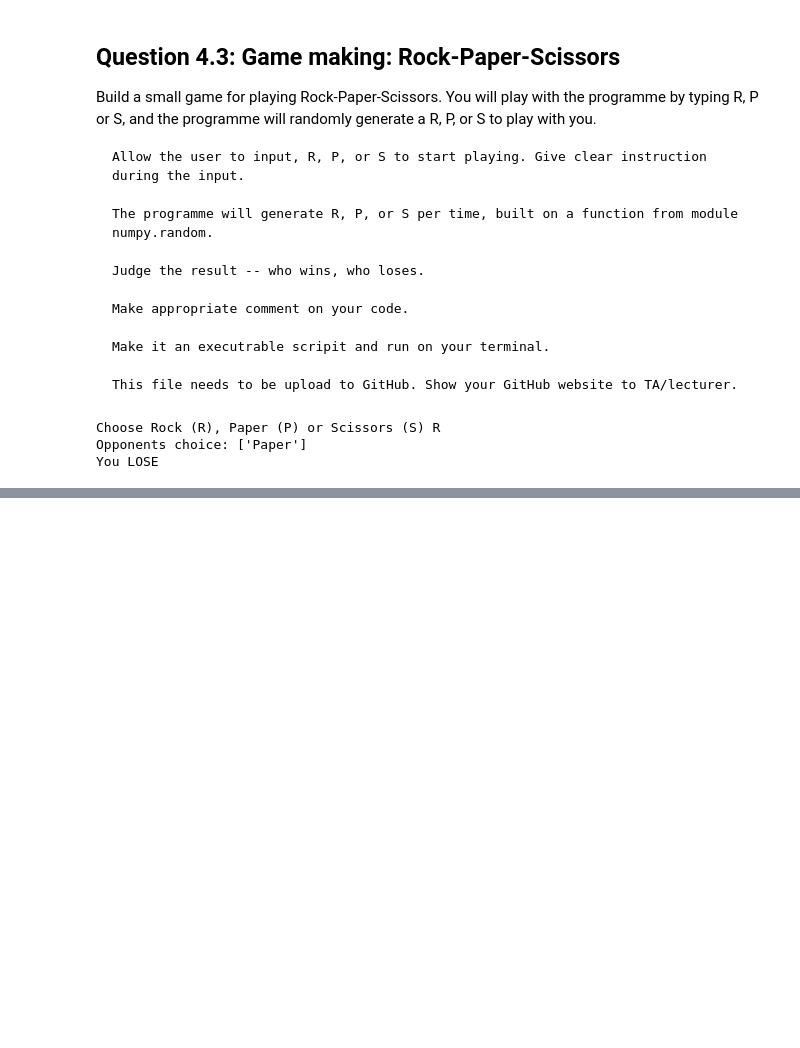
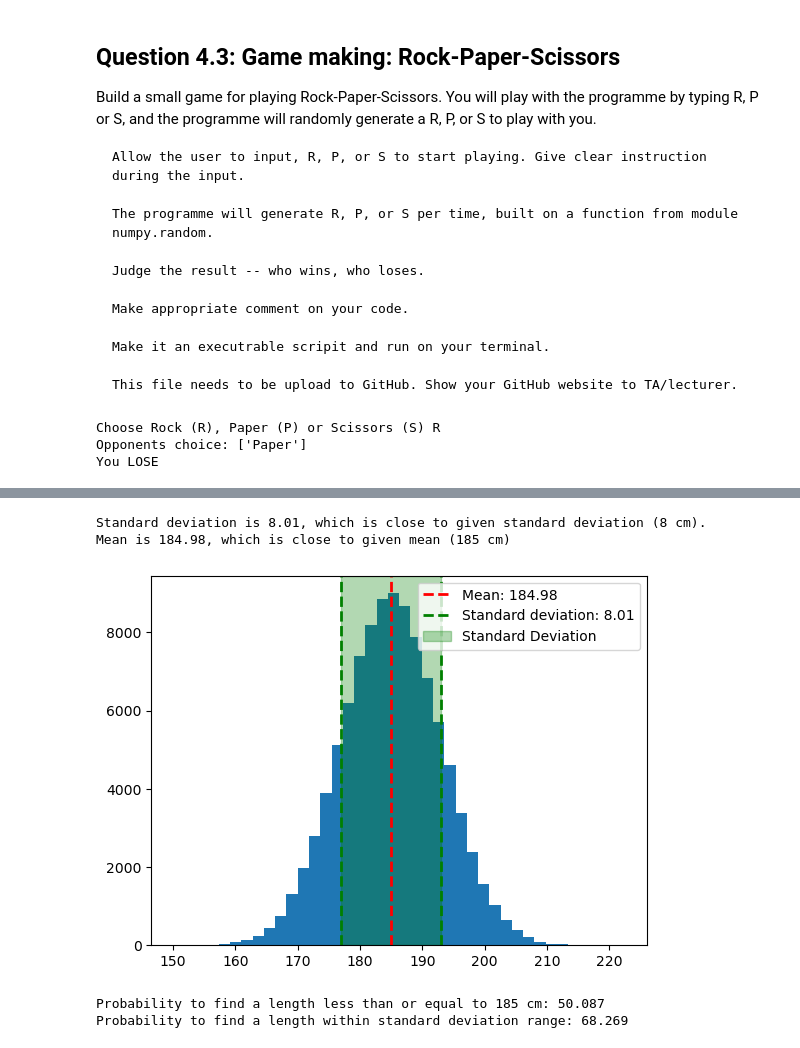
Before and after one commit to skokkola/PROGNUM-repo, a Jupyter notebook: Task4/SessionQuiz4.ipynb, the cells around one changed output, grey strips where cells are left out. Cells and saved outputs as stored; diff of their text form; code cells hidden in the pictures; blank space fills up the shorter version.

```diff
--- a/Task4/SessionQuiz4.ipynb
+++ b/Task4/SessionQuiz4.ipynb
@@ -120,0 +134,40 @@ You LOSE
+# %%
+import numpy as np
+from matplotlib import pyplot as plt
+import math
+from scipy.stats import norm
+
+lengths = np.random.normal(185, 8, 100000)
+
+plt.hist(lengths, bins=40)
+
+std = np.std(lengths)
+mean = np.mean(lengths)
+
+print(f"Standard deviation is {std:.2f}, which is close to given standard deviation (8 cm). \nMean is {mean:.2f}, which is close to given mean (185 cm)")
+
+plt.axvline(mean, color='red', linestyle='dashed', linewidth=2, label=f'Mean: {mean:.2f}')
+plt.axvline(mean + std, color='green', linestyle='dashed', linewidth=2, label=f'Standard deviation: {std:.2f}')
+plt.axvline(mean - std, color='green', linestyle='dashed', linewidth=2)
+
+plt.axvspan(mean - std, mean + std, alpha=0.3, color='green', label='Standard Deviation')
+
+plt.legend()
+plt.show()
+
+
+cdf = norm.cdf(185, mean, std)
+
+# prob = 1 - cdf for when we want more than value
+
+prob = cdf * 100
+print(f"Probability to find a length less than or equal to 185 cm: {prob:.3f}")
+
+prob2 = (norm.cdf(mean + std, mean, std) - norm.cdf(mean - std, mean, std))*100
+print(f"Probability to find a length within standard deviation range: {prob2:.3f}")
+# %% [output]
+Standard deviation is 8.01, which is close to given standard deviation (8 cm).
+Mean is 184.98, which is close to given mean (185 cm)
+[figure, added]
+Probability to find a length less than or equal to 185 cm: 50.087
+Probability to find a length within standard deviation range: 68.269
```
Also changed, not shown: parts of 3 cells of this notebook, 2 other files.
